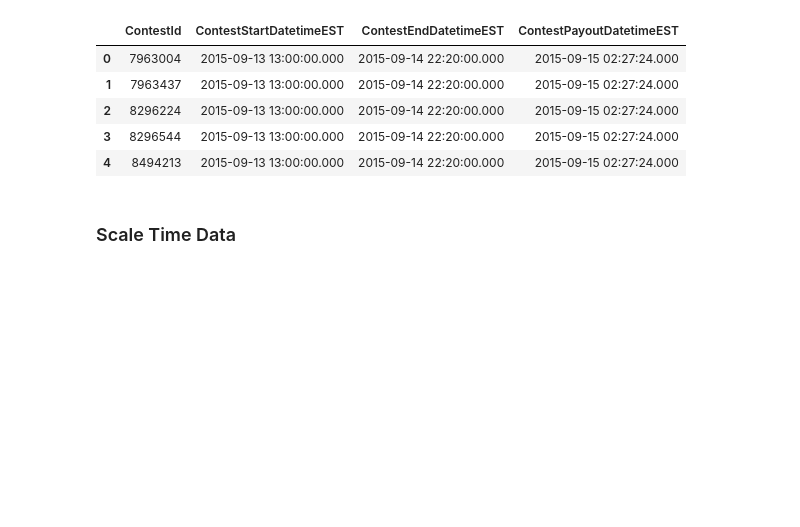
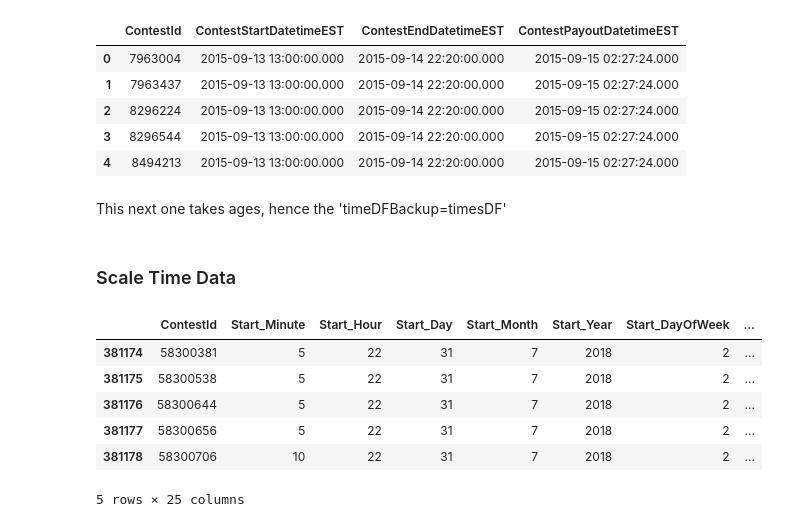
Before and after one commit to WPI-Draftkings-MQP/dkNotebook, a Jupyter notebook: Feature Engineering.ipynb, the cells around one changed output. Saved outputs shown, nothing was run; the diff lists cells and outputs as text; code cells hidden in the pictures; blank space fills up the shorter version.

```diff
--- a/Feature Engineering.ipynb
+++ b/Feature Engineering.ipynb
@@ -151 +132,3 @@ def mapTime(df, name, colHeader):
+# %% [markdown]
+This next one takes ages, hence the 'timeDFBackup=timesDF'
 # %%
@@ -155,2 +140,12 @@ for f in mapper:
 # %% [markdown]
 ### Scale Time Data
+# %%
+timesDF.tail()
+# %% [output]
+|  | ContestId | Start_Minute | Start_Hour | Start_Day | Start_Month | Start_Year | Start_DayOfWeek | ... |
+| 381174 | 58300381 | 5 | 22 | 31 | 7 | 2018 | 2 | ... |
+| 381175 | 58300538 | 5 | 22 | 31 | 7 | 2018 | 2 | ... |
+| 381176 | 58300644 | 5 | 22 | 31 | 7 | 2018 | 2 | ... |
+| 381177 | 58300656 | 5 | 22 | 31 | 7 | 2018 | 2 | ... |
+| 381178 | 58300706 | 10 | 22 | 31 | 7 | 2018 | 2 | ... |
+5 rows × 25 columns
```
Also changed, not shown: parts of 39 cells of this notebook.
